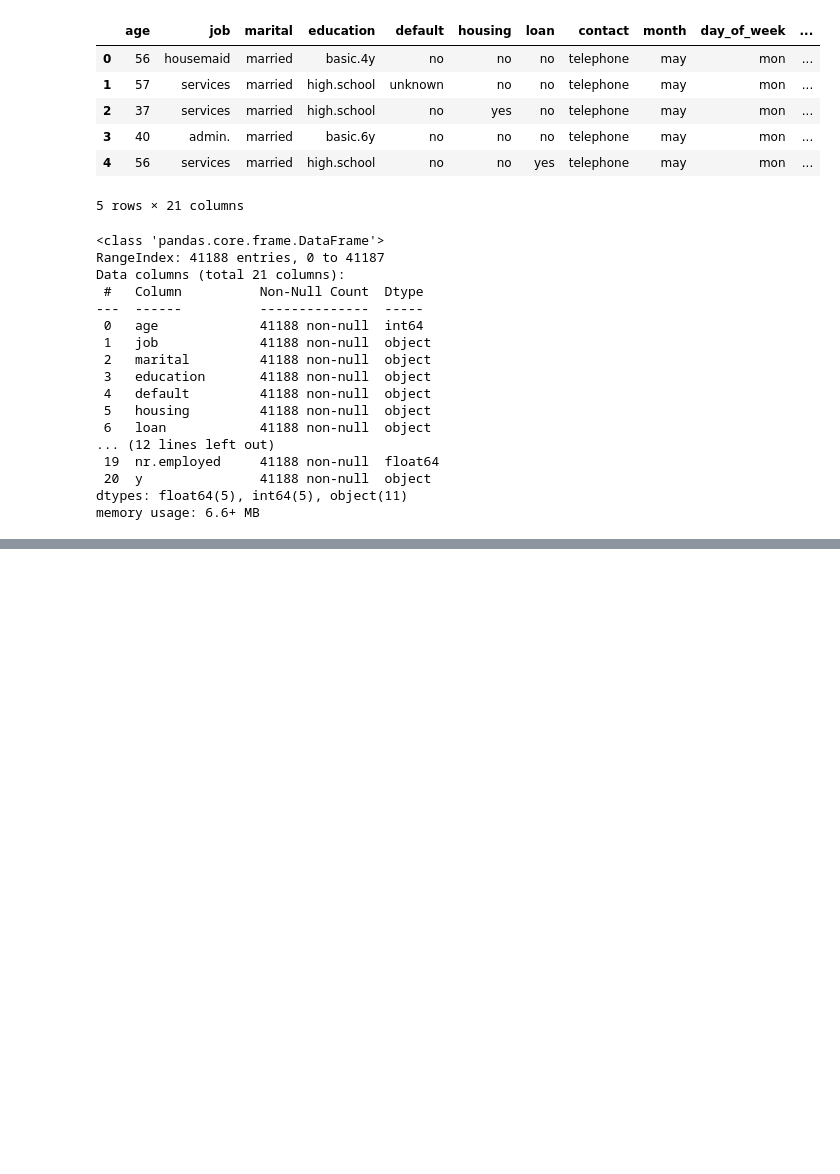
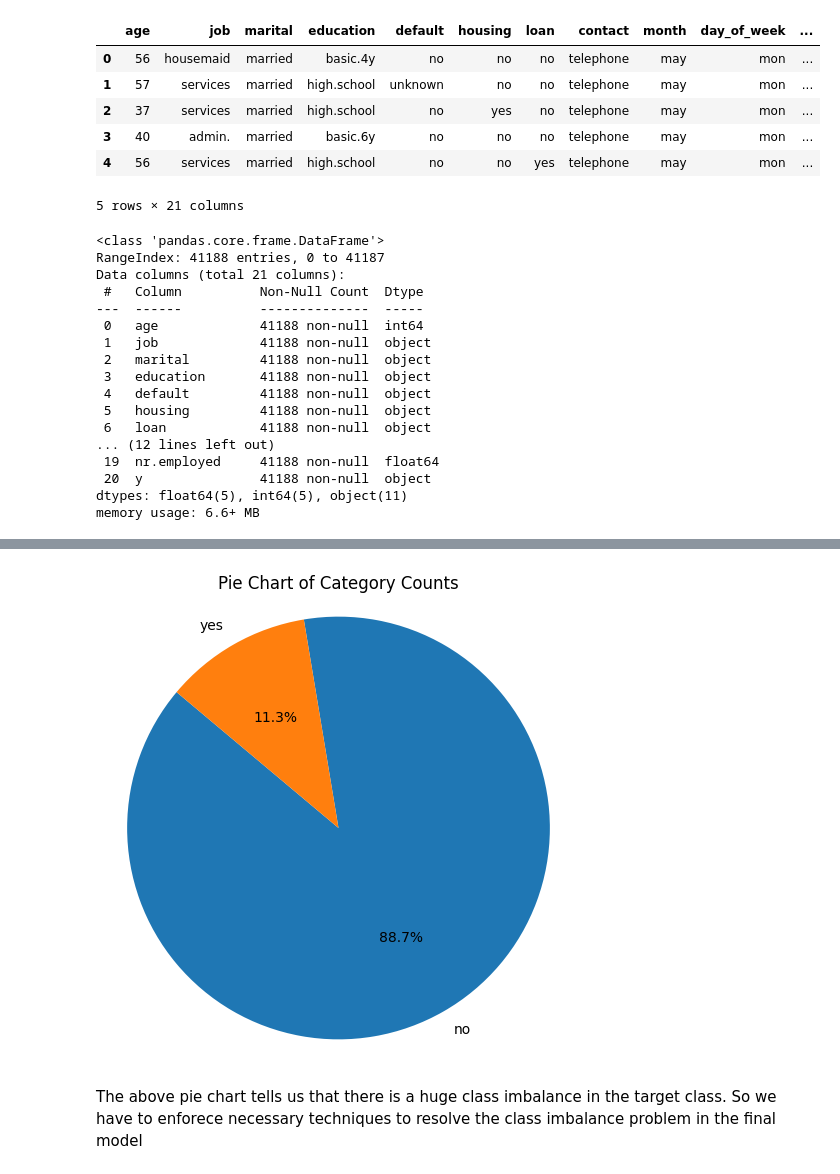
Before and after one commit to iabhiroop/Data_a_thon-ML-DS, a Jupyter notebook: Data notebook.ipynb, the cells around one changed output, grey strips where cells are left out. Cells and saved outputs as stored; diff of their text form; code cells hidden in the pictures; blank space fills up the shorter version.

```diff
--- a/Data notebook.ipynb
+++ b/Data notebook.ipynb
@@ -70,0 +71,15 @@ plt.show()
+# %%
+#analysing the target variable
+target_var_count = data['y'].value_counts()
+
+#pie chart
+plt.figure(figsize=(6, 6))
+plt.pie(target_var_count, labels=target_var_count.index, autopct='%1.1f%%', startangle=140)
+plt.title('Pie Chart of Category Counts')
+plt.axis('equal')  # Equal aspect ratio ensures that the pie chart is circular.
+
+plt.show()
+# %% [output]
+[figure, added]
+# %% [markdown]
+The above pie chart tells us that there is a huge class imbalance in the target class. So we have to enforece necessary techniques to resolve the class imbalance problem in the final model
```
Also changed, not shown: parts of 1 cell of this notebook.
